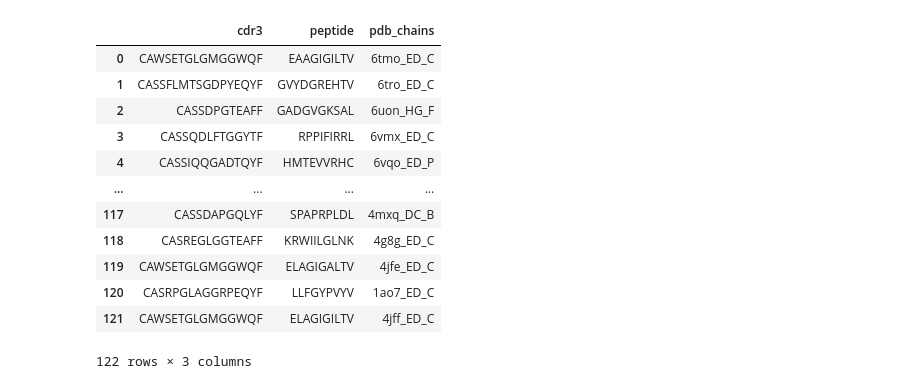
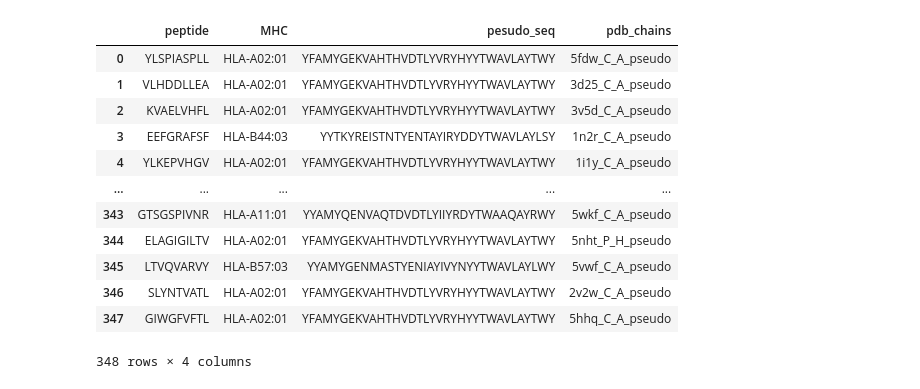
Before and after one commit to gu0y1/PepBridge, a Jupyter notebook: test.ipynb, the cells around one changed output. Saved outputs shown, nothing was run; the diff lists cells and outputs as text; code cells hidden in the pictures.

```diff
--- a/test.ipynb
+++ b/test.ipynb
@@ -40,19 +58,19 @@ mp_contact_df = pd.read_csv('./data/mp_pdb.csv',
                     header=0, index_col=0)
 pt_contact_df = pd.read_csv('./data/pt_pdb.csv',
                     header=0, index_col=0)
-# %%
-pt_contact_df
-# %% [output]
-|  | cdr3 | peptide | pdb_chains |
-| 0 | CAWSETGLGMGGWQF | EAAGIGILTV | 6tmo_ED_C |
-| 1 | CASSFLMTSGDPYEQYF | GVYDGREHTV | 6tro_ED_C |
-| 2 | CASSDPGTEAFF | GADGVGKSAL | 6uon_HG_F |
-| 3 | CASSQDLFTGGYTF | RPPIFIRRL | 6vmx_ED_C |
-| 4 | CASSIQQGADTQYF | HMTEVVRHC | 6vqo_ED_P |
-| ... | ... | ... | ... |
-| 117 | CASSDAPGQLYF | SPAPRPLDL | 4mxq_DC_B |
-| 118 | CASREGLGGTEAFF | KRWIILGLNK | 4g8g_ED_C |
-| 119 | CAWSETGLGMGGWQF | ELAGIGALTV | 4jfe_ED_C |
-| 120 | CASRPGLAGGRPEQYF | LLFGYPVYV | 1ao7_ED_C |
-| 121 | CAWSETGLGMGGWQF | ELAGIGILTV | 4jff_ED_C |
-122 rows × 3 columns
+# %%
+mp_contact_df
+# %% [output]
+|  | peptide | MHC | pesudo_seq | pdb_chains |
+| 0 | YLSPIASPLL | HLA-A02:01 | YFAMYGEKVAHTHVDTLYVRYHYYTWAVLAYTWY | 5fdw_C_A_pseudo |
+| 1 | VLHDDLLEA | HLA-A02:01 | YFAMYGEKVAHTHVDTLYVRYHYYTWAVLAYTWY | 3d25_C_A_pseudo |
+| 2 | KVAELVHFL | HLA-A02:01 | YFAMYGEKVAHTHVDTLYVRYHYYTWAVLAYTWY | 3v5d_C_A_pseudo |
+| 3 | EEFGRAFSF | HLA-B44:03 | YYTKYREISTNTYENTAYIRYDDYTWAVLAYLSY | 1n2r_C_A_pseudo |
+| 4 | YLKEPVHGV | HLA-A02:01 | YFAMYGEKVAHTHVDTLYVRYHYYTWAVLAYTWY | 1i1y_C_A_pseudo |
+| ... | ... | ... | ... | ... |
+| 343 | GTSGSPIVNR | HLA-A11:01 | YYAMYQENVAQTDVDTLYIIYRDYTWAAQAYRWY | 5wkf_C_A_pseudo |
+| 344 | ELAGIGILTV | HLA-A02:01 | YFAMYGEKVAHTHVDTLYVRYHYYTWAVLAYTWY | 5nht_P_H_pseudo |
+| 345 | LTVQVARVY | HLA-B57:03 | YYAMYGENMASTYENIAYIVYNYYTWAVLAYLWY | 5vwf_C_A_pseudo |
+| 346 | SLYNTVATL | HLA-A02:01 | YFAMYGEKVAHTHVDTLYVRYHYYTWAVLAYTWY | 2v2w_C_A_pseudo |
+| 347 | GIWGFVFTL | HLA-A02:01 | YFAMYGEKVAHTHVDTLYVRYHYYTWAVLAYTWY | 5hhq_C_A_pseudo |
+348 rows × 4 columns
```
Also changed, not shown: parts of 1 cell of this notebook.
